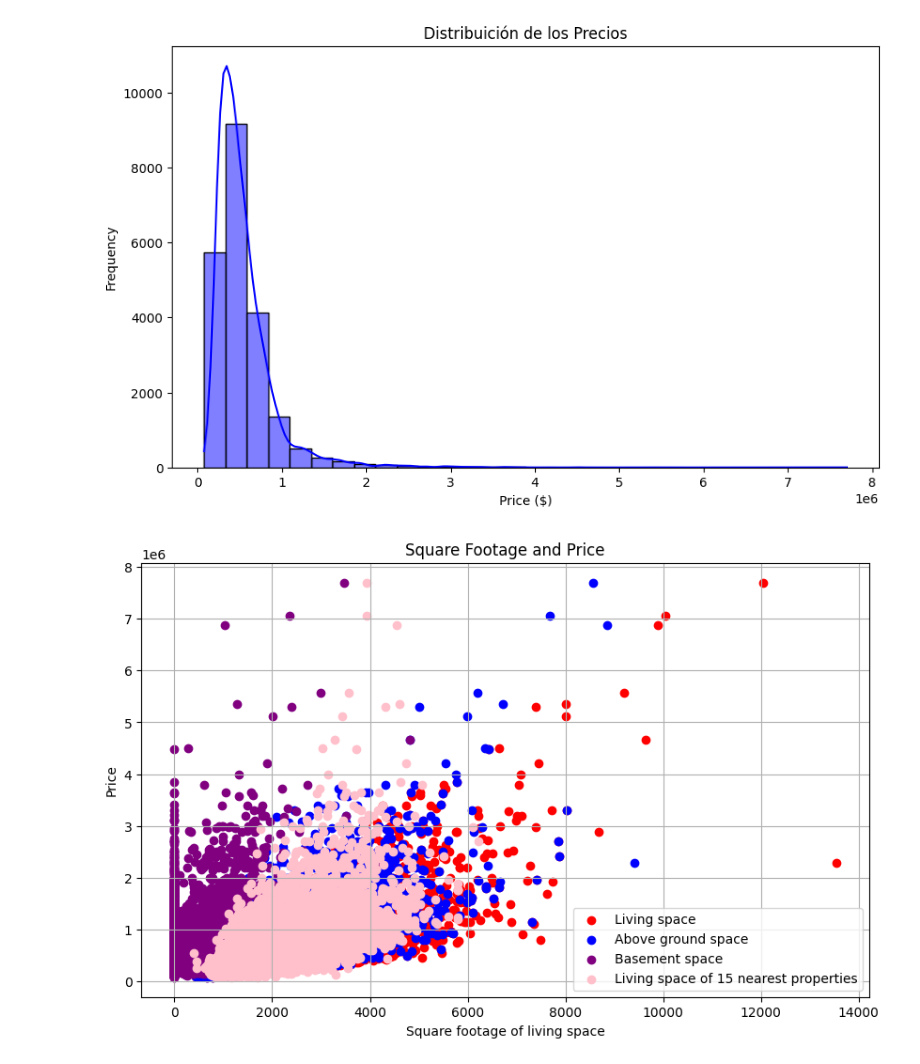
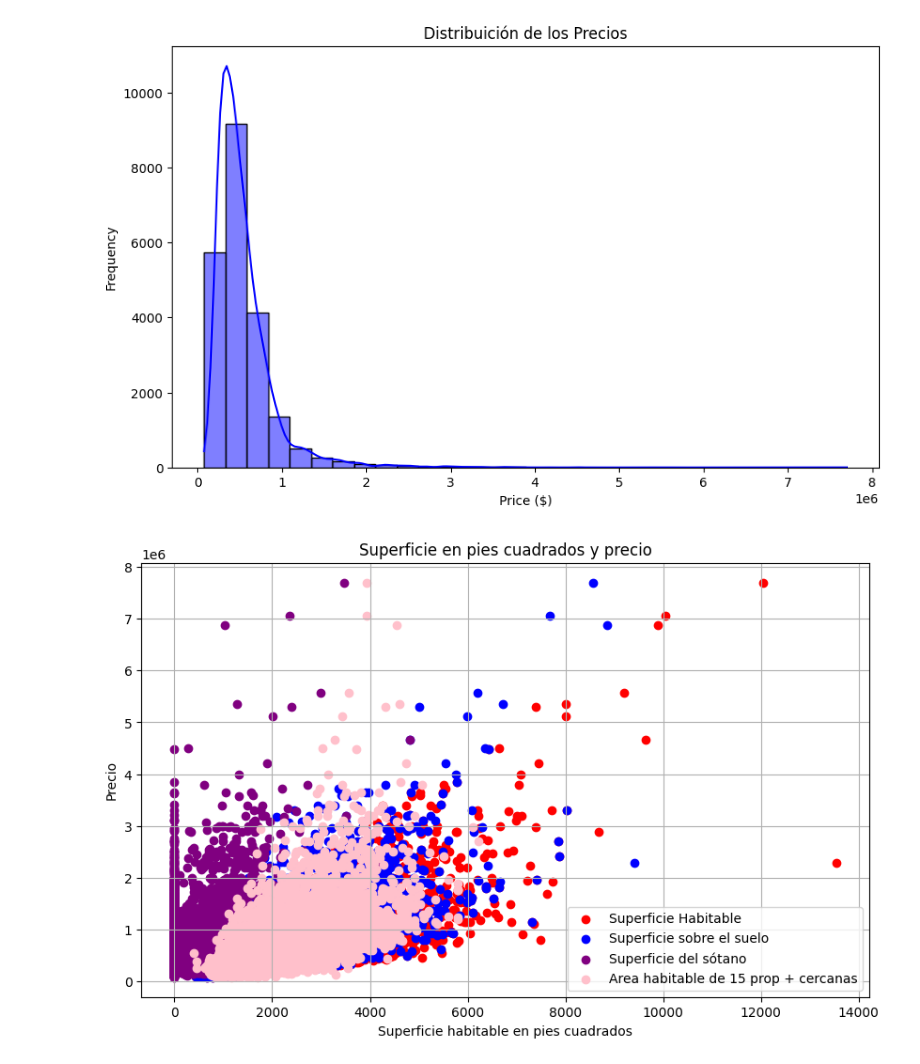
Before and after one commit to ndeleonardis/DataSetNoeliaDeLeonardis, a Jupyter notebook: dataset_noelia_de_leonardis.ipynb, the cells around one changed output. Drawn from its saved outputs; the diff is of its cells as text; code cells hidden in the pictures.

```diff
--- a/dataset_noelia_de_leonardis.ipynb
+++ b/dataset_noelia_de_leonardis.ipynb
@@ -114,15 +114,15 @@ plt.show()
 # %%
 # Plots various measures of square footage with price, showing us that basement space is not a reliable feature
 plt.figure(figsize=(10, 6))
-plt.scatter(df['sqft_living'], df['price'], label = "Living space", color = "red")
-plt.scatter(df['sqft_above'], df['price'], label = "Above ground space", color = "blue")
-plt.scatter(df['sqft_basement'], df['price'], label = "Basement space", color = "purple")
-plt.scatter(df['sqft_living15'], df['price'], label = "Living space of 15 nearest properties", color = "pink")
-plt.xlabel('Square footage of living space')
-plt.ylabel('Price')
-plt.title('Square Footage and Price')
+plt.scatter(df['sqft_living'], df['price'], label = "Superficie Habitable", color = "red")
+plt.scatter(df['sqft_above'], df['price'], label = "Superficie sobre el suelo", color = "blue")
+plt.scatter(df['sqft_basement'], df['price'], label = "Superficie del sótano", color = "purple")
+plt.scatter(df['sqft_living15'], df['price'], label = "Area habitable de 15 prop + cercanas", color = "pink")
+plt.xlabel('Superficie habitable en pies cuadrados')
+plt.ylabel('Precio')
+plt.title('Superficie en pies cuadrados y precio')
 plt.legend()
 plt.grid(True)
 plt.show()
 # %% [output]
-[figure, old version]
+[figure, new version]
```
